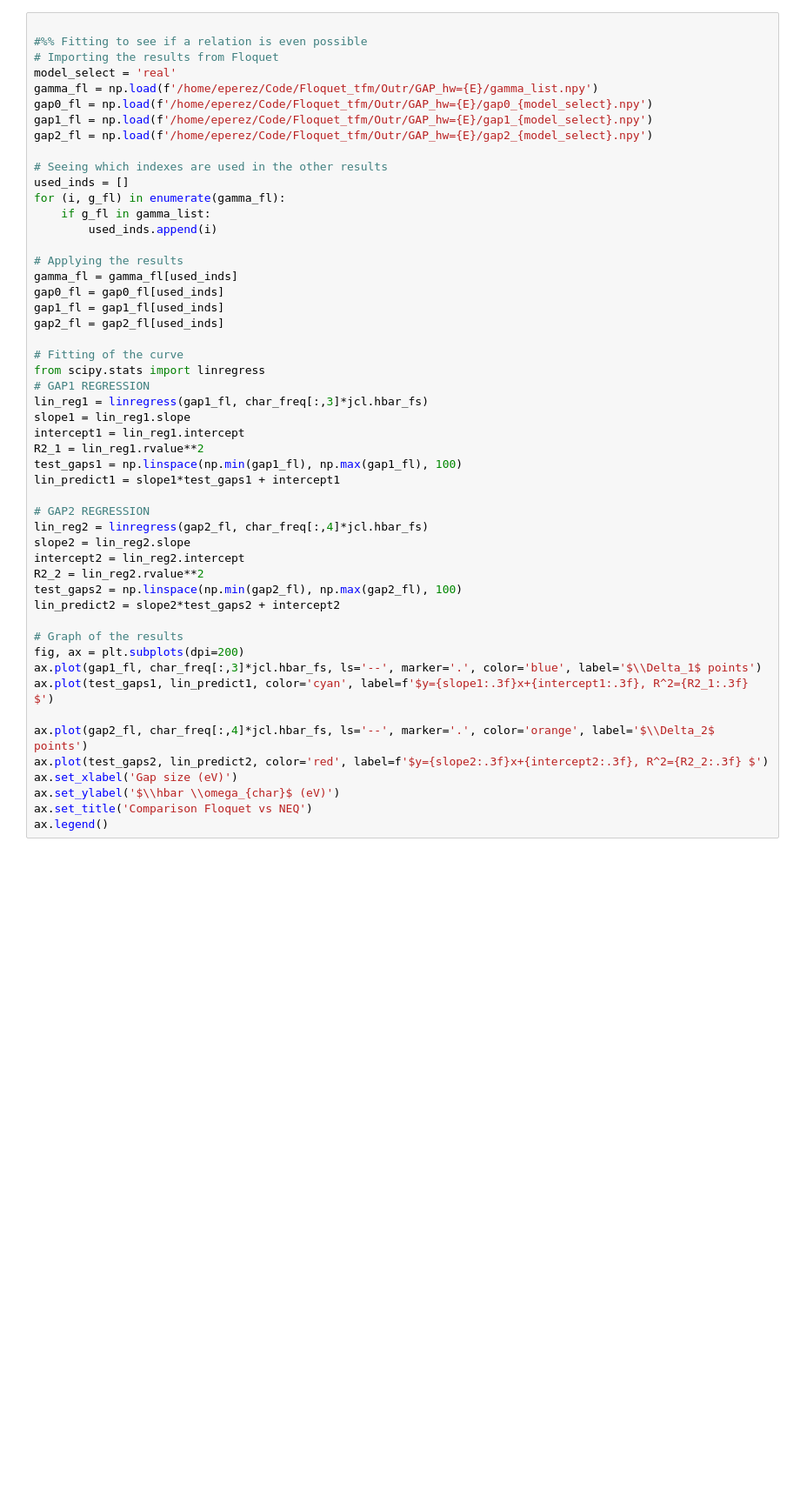
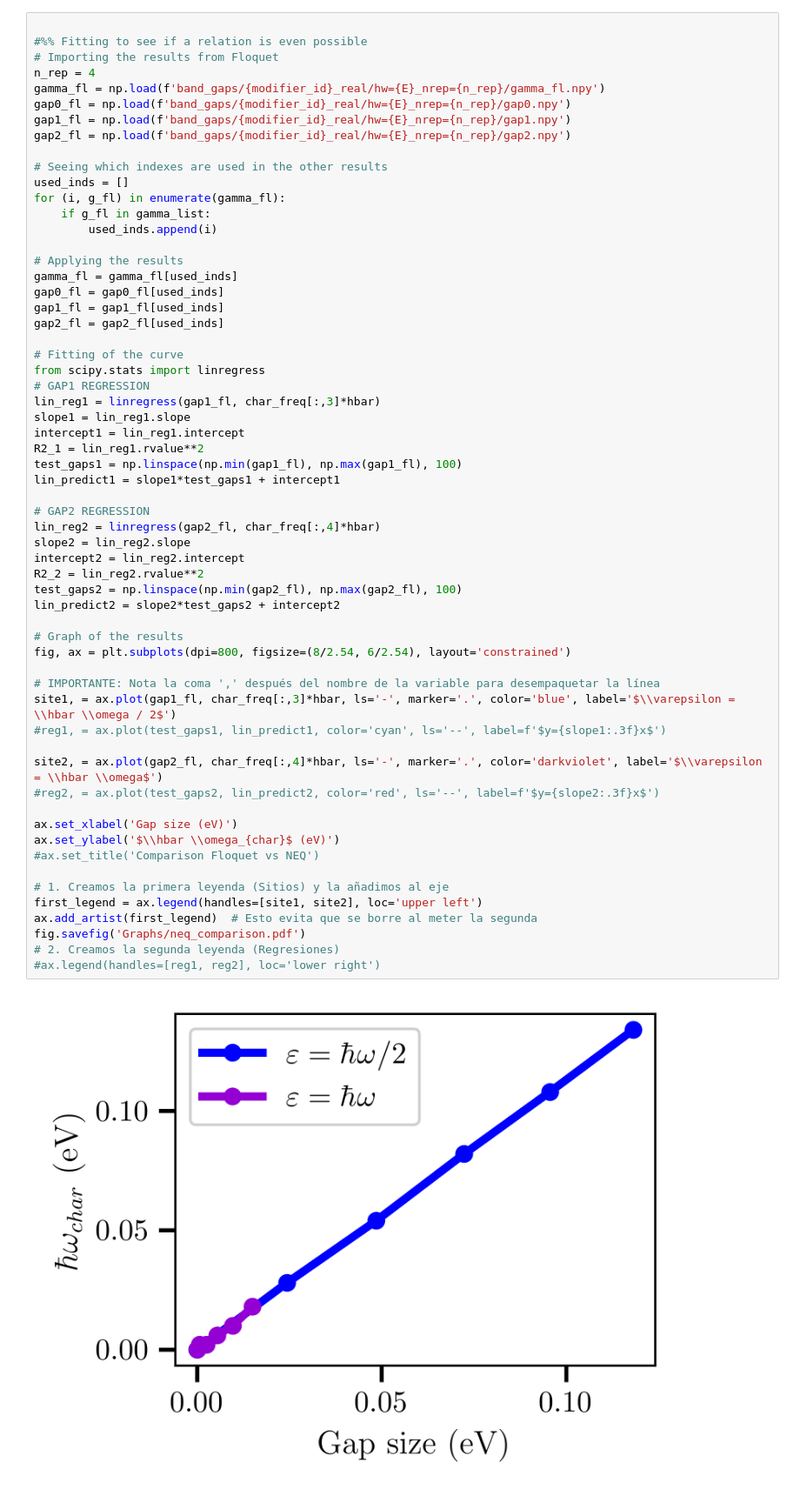
Before and after one commit to Erneh/Neq_TFM, a Jupyter notebook: result_analysis/graphs_freqs.ipynb, the cells around one changed output. Shown at 87% size. Drawn from its saved outputs; the diff is of its cells as text; blank space fills up the shorter version.

```diff
--- a/result_analysis/graphs_freqs.ipynb
+++ b/result_analysis/graphs_freqs.ipynb
@@ -244,53 +239,64 @@ fig.suptitle(f'$N={{{2**N_pot}}}$, $\\hbar\\omega$={E} eV, Temp={Temp} K, $\\mu$
 
 #%% Fitting to see if a relation is even possible
 # Importing the results from Floquet
-model_select = 'real'
-gamma_fl = np.load(f'/home/eperez/Code/Floquet_tfm/Outr/GAP_hw={E}/gamma_list.npy')
-gap0_fl = np.load(f'/home/eperez/Code/Floquet_tfm/Outr/GAP_hw={E}/gap0_{model_select}.npy')
-gap1_fl = np.load(f'/home/eperez/Code/Floquet_tfm/Outr/GAP_hw={E}/gap1_{model_select}.npy')
-gap2_fl = np.load(f'/home/eperez/Code/Floquet_tfm/Outr/GAP_hw={E}/gap2_{model_select}.npy')
+n_rep = 4
+gamma_fl = np.load(f'band_gaps/{modifier_id}_real/hw={E}_nrep={n_rep}/gamma_fl.npy')
+gap0_fl = np.load(f'band_gaps/{modifier_id}_real/hw={E}_nrep={n_rep}/gap0.npy')
+gap1_fl = np.load(f'band_gaps/{modifier_id}_real/hw={E}_nrep={n_rep}/gap1.npy')
+gap2_fl = np.load(f'band_gaps/{modifier_id}_real/hw={E}_nrep={n_rep}/gap2.npy')
 
 # Seeing which indexes are used in the other results
 used_inds = []
 for (i, g_fl) in enumerate(gamma_fl):
     if g_fl in gamma_list:
         used_inds.append(i)
 
 # Applying the results
 gamma_fl = gamma_fl[used_inds]
 gap0_fl = gap0_fl[used_inds]
 gap1_fl = gap1_fl[used_inds]
 gap2_fl = gap2_fl[used_inds]
 
 # Fitting of the curve
 from scipy.stats import linregress
 # GAP1 REGRESSION
-lin_reg1 = linregress(gap1_fl, char_freq[:,3]*jcl.hbar_fs)
+lin_reg1 = linregress(gap1_fl, char_freq[:,3]*hbar)
 slope1 = lin_reg1.slope
 intercept1 = lin_reg1.intercept
 R2_1 = lin_reg1.rvalue**2
 test_gaps1 = np.linspace(np.min(gap1_fl), np.max(gap1_fl), 100)
 lin_predict1 = slope1*test_gaps1 + intercept1
 
 # GAP2 REGRESSION
-lin_reg2 = linregress(gap2_fl, char_freq[:,4]*jcl.hbar_fs)
+lin_reg2 = linregress(gap2_fl, char_freq[:,4]*hbar)
 slope2 = lin_reg2.slope
 intercept2 = lin_reg2.intercept
 R2_2 = lin_reg2.rvalue**2
 test_gaps2 = np.linspace(np.min(gap2_fl), np.max(gap2_fl), 100)
 lin_predict2 = slope2*test_gaps2 + intercept2
 
 # Graph of the results
-fig, ax = plt.subplots(dpi=200)
-ax.plot(gap1_fl, char_freq[:,3]*jcl.hbar_fs, ls='--', marker='.', color='blue', label='$\\Delta_1$ points')
-ax.plot(test_gaps1, lin_predict1, color='cyan', label=f'$y={slope1:.3f}x+{intercept1:.3f}, R^2={R2_1:.3f} $')
+fig, ax = plt.subplots(dpi=800, figsize=(8/2.54, 6/2.54), layout='constrained')
 
-ax.plot(gap2_fl, char_freq[:,4]*jcl.hbar_fs, ls='--', marker='.', color='orange', label='$\\Delta_2$ points')
-ax.plot(test_gaps2, lin_predict2, color='red', label=f'$y={slope2:.3f}x+{intercept2:.3f}, R^2={R2_2:.3f} $')
+# IMPORTANTE: Nota la coma ',' después del nombre de la variable para desempaquetar la línea
+site1, = ax.plot(gap1_fl, char_freq[:,3]*hbar, ls='-', marker='.', color='blue', label='$\\varepsilon = \\hbar \\omega / 2$')
+#reg1, = ax.plot(test_gaps1, lin_predict1, color='cyan', ls='--', label=f'$y={slope1:.3f}x$')
+
+site2, = ax.plot(gap2_fl, char_freq[:,4]*hbar, ls='-', marker='.', color='darkviolet', label='$\\varepsilon = \\hbar \\omega$')
+#reg2, = ax.plot(test_gaps2, lin_predict2, color='red', ls='--', label=f'$y={slope2:.3f}x$')
+
 ax.set_xlabel('Gap size (eV)')
 ax.set_ylabel('$\\hbar \\omega_{char}$ (eV)')
-ax.set_title('Comparison Floquet vs NEQ')
-ax.legend()
+#ax.set_title('Comparison Floquet vs NEQ')
+
+# 1. Creamos la primera leyenda (Sitios) y la añadimos al eje
+first_legend = ax.legend(handles=[site1, site2], loc='upper left')
+ax.add_artist(first_legend)  # Esto evita que se borre al meter la segunda
+fig.savefig('Graphs/neq_comparison.pdf')
+# 2. Creamos la segunda leyenda (Regresiones)
+#ax.legend(handles=[reg1, reg2], loc='lower right')
+# %% [output]
+[figure, added]
 # %%
 #%% Trying Rabi stuff to see if theoretical results make sense using gap
 t = -2.7
```
Also changed, not shown: parts of 6 cells of this notebook, 2 other files.
